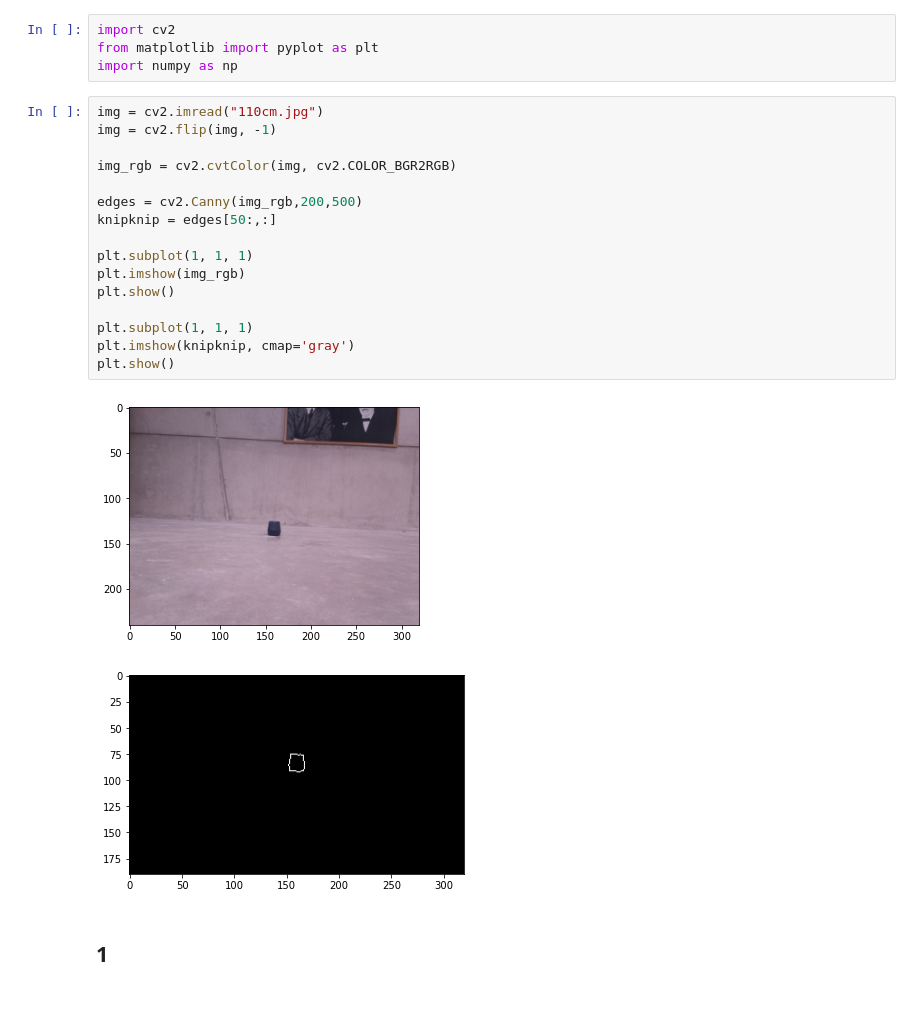
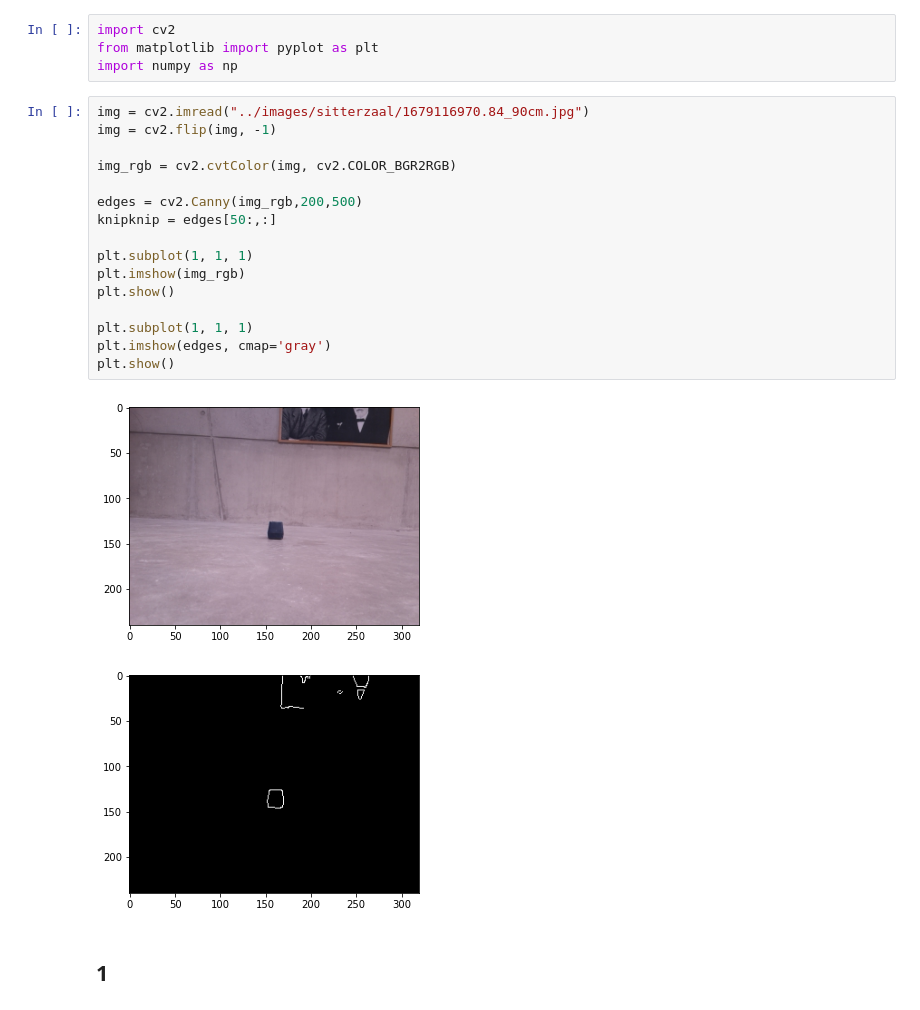
Before and after one commit to SavaSharif/Robotics_challenge, a Jupyter notebook: vision notebooks/1.ipynb, the cells around one changed output. Saved outputs shown, nothing was run; the diff lists cells and outputs as text.

Commit message:
point to a new image sorry Marc

```diff
--- a/vision notebooks/1.ipynb
+++ b/vision notebooks/1.ipynb
@@ -3,24 +3,24 @@ import cv2
 from matplotlib import pyplot as plt
 import numpy as np
 # %%
-img = cv2.imread("110cm.jpg")
+img = cv2.imread("../images/sitterzaal/1679116970.84_90cm.jpg")
 img = cv2.flip(img, -1)
 
 img_rgb = cv2.cvtColor(img, cv2.COLOR_BGR2RGB)
 
 edges = cv2.Canny(img_rgb,200,500)
 knipknip = edges[50:,:]
 
 plt.subplot(1, 1, 1)
 plt.imshow(img_rgb)
 plt.show()
 
 plt.subplot(1, 1, 1)
-plt.imshow(knipknip, cmap='gray')
+plt.imshow(edges, cmap='gray')
 plt.show()
 # %% [output]
-[figure, old version]
+[figure, new version]
-[figure, old version]
+[figure, new version]
 # %% [markdown]
 ## 1
 # %%
```
